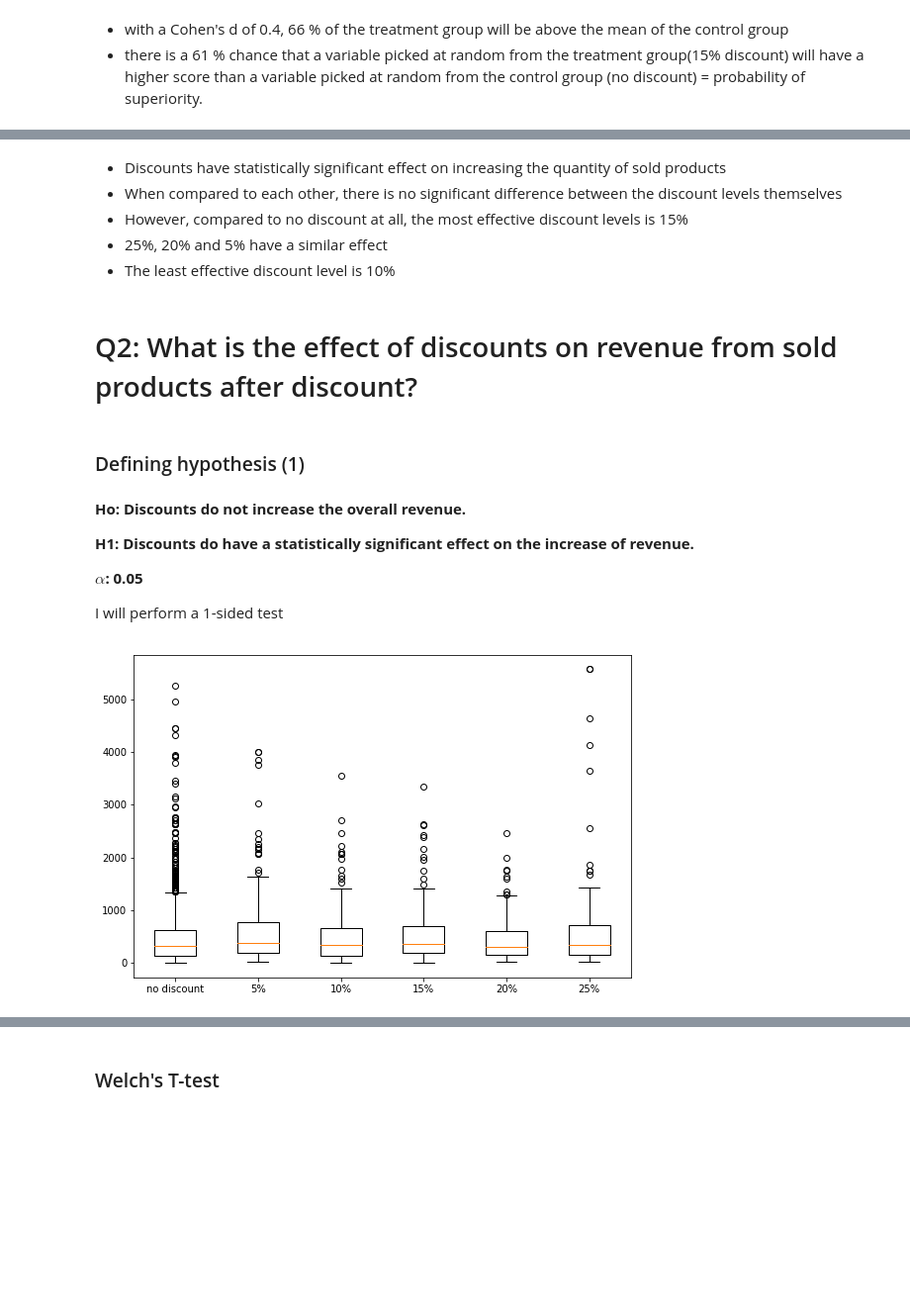
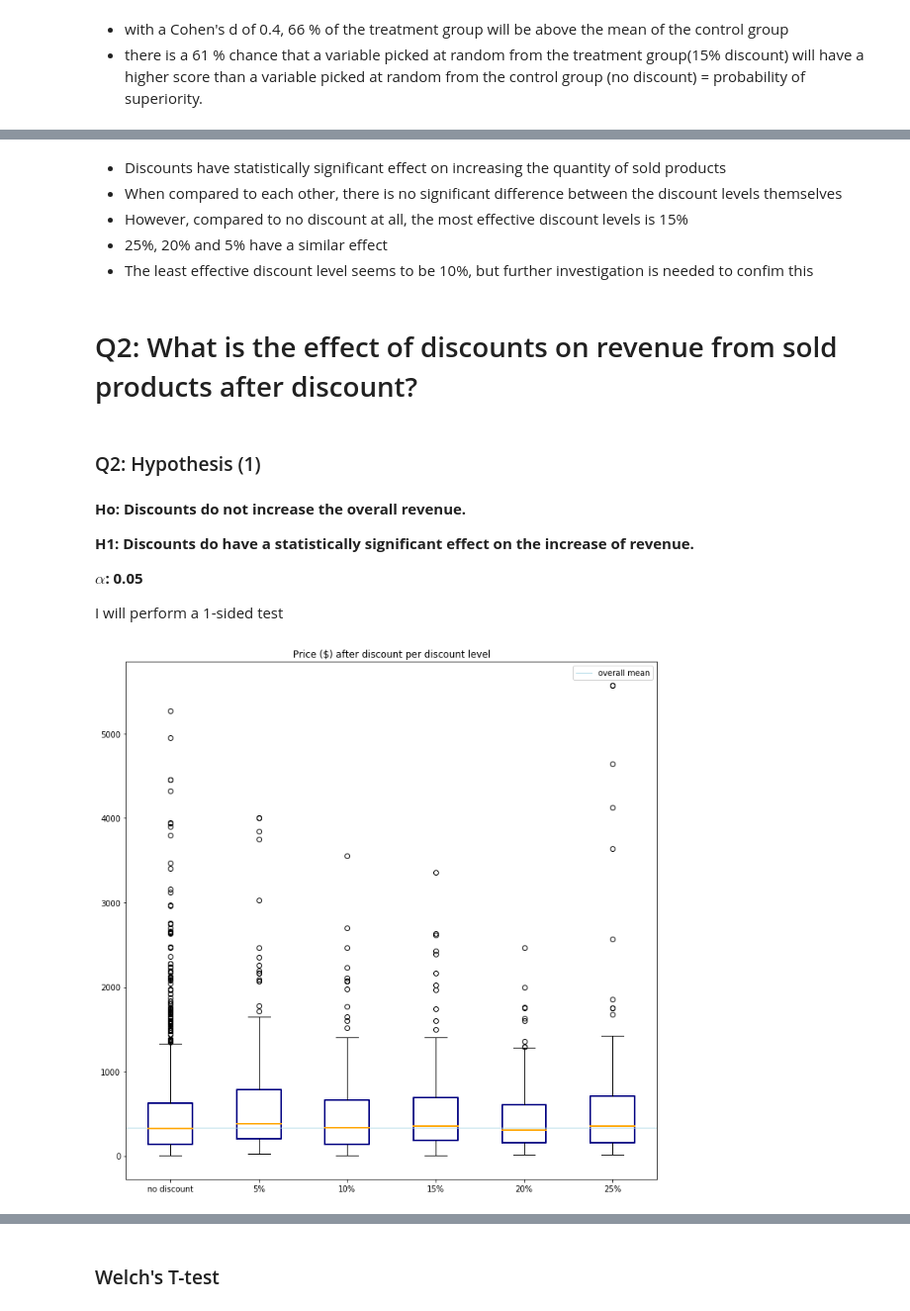
Before and after one commit to nikolholicka/Hypotesis_Testing_Northwind_Database, a Jupyter notebook: Hypotheses_Testing_Mod3_Project.ipynb, the cells around one changed output, grey strips where cells are left out. Shown at 99% size. Drawn from its saved outputs; the diff is of its cells as text; code cells hidden in the pictures; blank space fills up the shorter version.

```diff
--- a/Hypotheses_Testing_Mod3_Project.ipynb
+++ b/Hypotheses_Testing_Mod3_Project.ipynb
@@ -140,8 +133,16 @@ overall = np.array(disc_0 + disc_5 + disc_10 + disc_15 + disc_20 + disc_25)
 no_discount = np.array(disc_0)
 some_discount = np.array(disc_5 + disc_10 + disc_15 + disc_20 + disc_25)
 # %%
-
 fig = plt.figure(1,figsize=(10,8))
 ax = fig.add_subplot(111)
-to_plot = ax.boxplot([disc_0,disc_5,disc_10,disc_15,disc_20,disc_25],labels=['no discount','5%','10%','15%','20%','25%'])
+bp = ax.boxplot([disc_0,disc_5,disc_10,disc_15,disc_20,disc_25],labels=['no discount','5%','10%','15%','20%','25%'])
+plt.title('Distribution of product quantities per discount level');
+
+for box in bp['boxes']:
+    box.set(color='navy', linewidth=2)
+
+for median in bp['medians']:
+    median.set(color='orange', linewidth=3)
+plt.axhline(y=20, linewidth=2, color = 'lightblue',label='overall mean')
+plt.legend()
 # %% [output]
@@ -296,11 +308,11 @@ power_analysis.solve_power(alpha=0.05, effect_size=0.407, nobs1=len(disc_15))
 * When compared to each other, there is no significant difference between the discount levels themselves
 * However, compared to no discount at all, the most effective discount levels is 15%
 * 25%, 20% and 5% have a similar effect
-* The least effective discount level is 10%
+* The least effective discount level seems to be 10%, but further investigation is needed to confim this
 # %% [markdown]
 # Q2: What is the effect of discounts on revenue from sold products after discount?
 # %% [markdown]
-### Defining hypothesis (1)
+### Q2: Hypothesis (1)
 # %% [markdown]
 **Ho: Discounts do not increase the overall revenue.**
 
@@ -328,8 +340,18 @@ revenue_15 = list(rev_15.total_price_ad)
 revenue_20 = list(rev_20.total_price_ad)
 revenue_25 = list(rev_25.total_price_ad)
 # %%
-fig = plt.figure(1,figsize=(9,6))
+fig = plt.figure(1,figsize=(12,12))
 ax = fig.add_subplot(111)
-to_plot = ax.boxplot([revenue_0, revenue_5, revenue_10, revenue_15, revenue_20, revenue_25],labels=['no discount','5%','10%','15%','20%','25%'])
+bp = ax.boxplot([revenue_0, revenue_5, revenue_10, revenue_15, revenue_20, revenue_25],labels=['no discount','5%','10%','15%','20%','25%'])
+
+plt.title('Price ($) after discount per discount level');
+
+for box in bp['boxes']:
+    box.set(color='navy', linewidth=2)
+
+for median in bp['medians']:
+    median.set(color='orange', linewidth=2)
+plt.axhline(y=336, linewidth=1, color = 'lightblue',label='overall mean')
+plt.legend();
 # %% [output]
-[figure, old version]
+[figure, new version]
```
Also changed, not shown: parts of 39 cells of this notebook.
